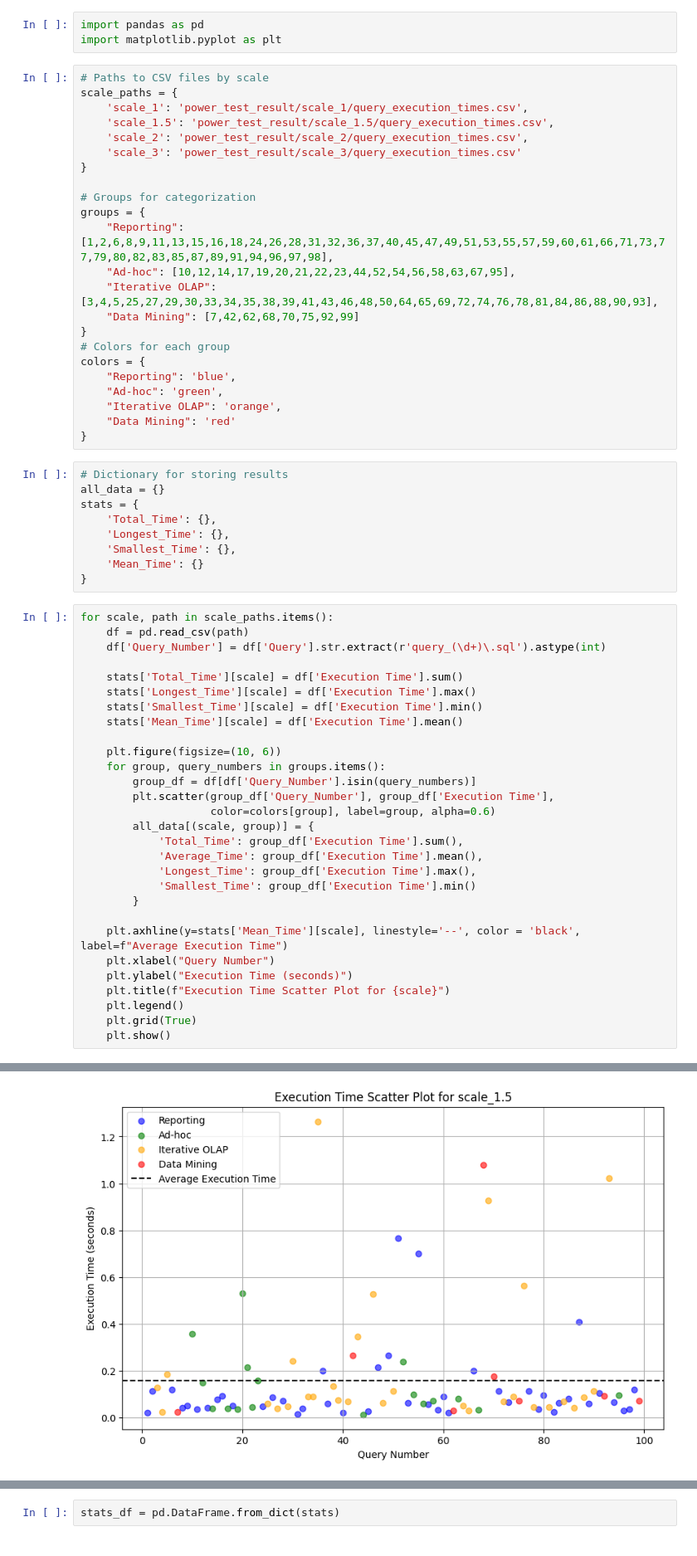
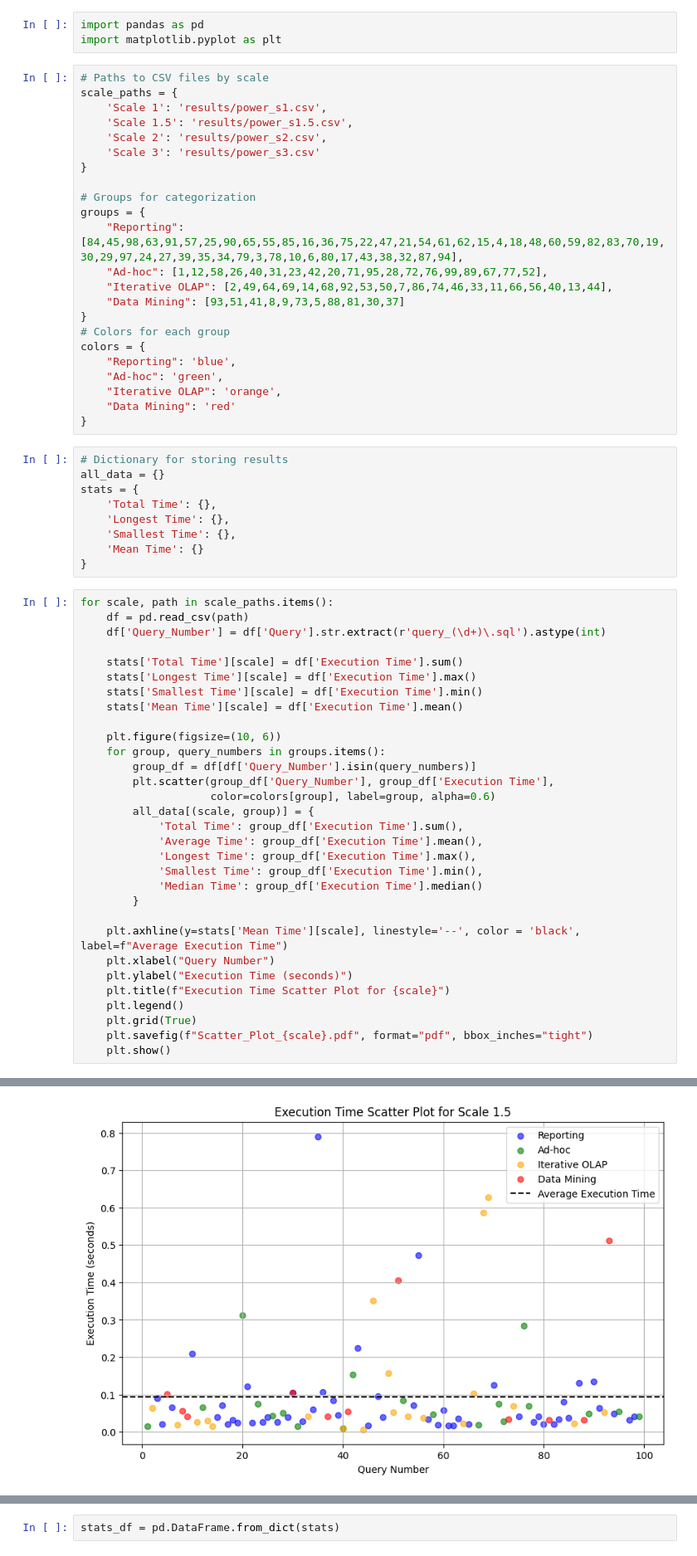
Before and after one commit to Phuonghoang0268/TPC_DS_DUCKDB, a Jupyter notebook: Result_ana.ipynb, the cells around one changed output, grey strips where cells are left out. Shown at 83% size. Drawn from its saved outputs; the diff is of its cells as text.

```diff
--- a/Result_ana.ipynb
+++ b/Result_ana.ipynb
@@ -4,18 +4,18 @@ import matplotlib.pyplot as plt
 # %%
 # Paths to CSV files by scale
 scale_paths = {
-    'scale_1': 'power_test_result/scale_1/query_execution_times.csv',
-    'scale_1.5': 'power_test_result/scale_1.5/query_execution_times.csv',
-    'scale_2': 'power_test_result/scale_2/query_execution_times.csv',
-    'scale_3': 'power_test_result/scale_3/query_execution_times.csv'
+    'Scale 1': 'results/power_s1.csv',
+    'Scale 1.5': 'results/power_s1.5.csv',
+    'Scale 2': 'results/power_s2.csv',
+    'Scale 3': 'results/power_s3.csv'
 }
 
 # Groups for categorization
 groups = {
-    "Reporting": [1,2,6,8,9,11,13,15,16,18,24,26,28,31,32,36,37,40,45,47,49,51,53,55,57,59,60,61,66,71,73,77,79,80,82,83,85,87,89,91,94,96,97,98],
-    "Ad-hoc": [10,12,14,17,19,20,21,22,23,44,52,54,56,58,63,67,95],
-    "Iterative OLAP": [3,4,5,25,27,29,30,33,34,35,38,39,41,43,46,48,50,64,65,69,72,74,76,78,81,84,86,88,90,93],
-    "Data Mining": [7,42,62,68,70,75,92,99]
+    "Reporting": [84,45,98,63,91,57,25,90,65,55,85,16,36,75,22,47,21,54,61,62,15,4,18,48,60,59,82,83,70,19,30,29,97,24,27,39,35,34,79,3,78,10,6,80,17,43,38,32,87,94],
+    "Ad-hoc": [1,12,58,26,40,31,23,42,20,71,95,28,72,76,99,89,67,77,52],
+    "Iterative OLAP": [2,49,64,69,14,68,92,53,50,7,86,74,46,33,11,66,56,40,13,44],
+    "Data Mining": [93,51,41,8,9,73,5,88,81,30,37]
 }
 # Colors for each group
 colors = {
@@ -28,20 +28,20 @@ colors = {
 # Dictionary for storing results
 all_data = {}
 stats = {
-    'Total_Time': {},
-    'Longest_Time': {},
-    'Smallest_Time': {},
-    'Mean_Time': {}
+    'Total Time': {},
+    'Longest Time': {},
+    'Smallest Time': {},
+    'Mean Time': {}
 }
 # %%
 for scale, path in scale_paths.items():
     df = pd.read_csv(path)
     df['Query_Number'] = df['Query'].str.extract(r'query_(\d+)\.sql').astype(int)
 
-    stats['Total_Time'][scale] = df['Execution Time'].sum()
-    stats['Longest_Time'][scale] = df['Execution Time'].max()
-    stats['Smallest_Time'][scale] = df['Execution Time'].min()
-    stats['Mean_Time'][scale] = df['Execution Time'].mean()
+    stats['Total Time'][scale] = df['Execution Time'].sum()
+    stats['Longest Time'][scale] = df['Execution Time'].max()
+    stats['Smallest Time'][scale] = df['Execution Time'].min()
+    stats['Mean Time'][scale] = df['Execution Time'].mean()
 
     plt.figure(figsize=(10, 6))
     for group, query_numbers in groups.items():
@@ -49,17 +49,19 @@ for scale, path in scale_paths.items():
         plt.scatter(group_df['Query_Number'], group_df['Execution Time'],
                     color=colors[group], label=group, alpha=0.6)
         all_data[(scale, group)] = {
-            'Total_Time': group_df['Execution Time'].sum(),
-            'Average_Time': group_df['Execution Time'].mean(),
-            'Longest_Time': group_df['Execution Time'].max(),
-            'Smallest_Time': group_df['Execution Time'].min()
+            'Total Time': group_df['Execution Time'].sum(),
+            'Average Time': group_df['Execution Time'].mean(),
+            'Longest Time': group_df['Execution Time'].max(),
+            'Smallest Time': group_df['Execution Time'].min(),
+            'Median Time': group_df['Execution Time'].median()
         }
 
-    plt.axhline(y=stats['Mean_Time'][scale], linestyle='--', color = 'black', label=f"Average Execution Time")
+    plt.axhline(y=stats['Mean Time'][scale], linestyle='--', color = 'black', label=f"Average Execution Time")
     plt.xlabel("Query Number")
     plt.ylabel("Execution Time (seconds)")
     plt.title(f"Execution Time Scatter Plot for {scale}")
     plt.legend()
     plt.grid(True)
+    plt.savefig(f"Scatter_Plot_{scale}.pdf", format="pdf", bbox_inches="tight")
     plt.show()
 # %% [output]
@@ -67 +69 @@ for scale, path in scale_paths.items():
-[figure, old version]
+[figure, new version]
```
Also changed, not shown: parts of 17 cells of this notebook.
